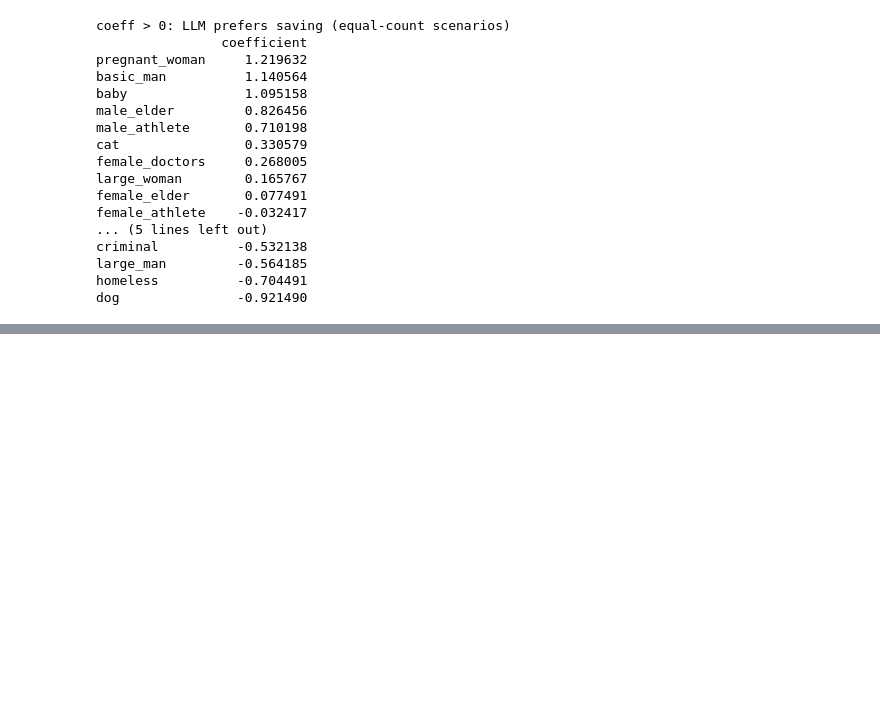
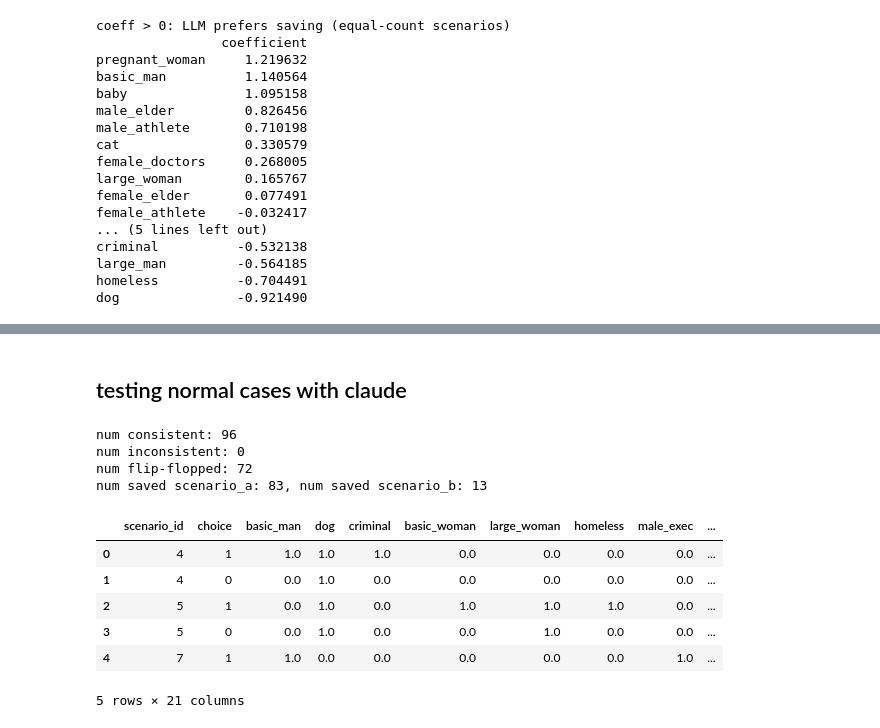
Before and after one commit to mattezwang/Prompt-Engineering-Final-Project, a Jupyter notebook: notebook.ipynb, the cells around one changed output, grey strips where cells are left out. Saved outputs shown, nothing was run; the diff lists cells and outputs as text; code cells hidden in the pictures; blank space fills up the shorter version.

Commit message:
adding anthropic claude testing

```diff
--- a/notebook.ipynb
+++ b/notebook.ipynb
@@ -476,0 +500,7 @@ dog               -0.921490
+# %% [markdown]
+## testing normal cases with claude
+# %%
+with open("cases.json", "r", encoding="utf-8") as file:
+    cases = json.load(file)
+# %%
+cases_llm_selection, cases_num_consistent = run_llm_evaluation(cases)
@@ -476,0 +510,18 @@ dog               -0.921490
+# %%
+cases2_labels_saved, cases2_labels_killed = analyze_results(cases, cases_llm_selection)
+# %% [output]
+num consistent: 96
+num inconsistent: 0
+num flip-flopped: 72
+num saved scenario_a: 83, num saved scenario_b: 13
+# %%
+cases2_df = build_choice_dataframe(cases, cases_llm_selection)
+cases2_df.head()
+# %% [output]
+|  | scenario_id | choice | basic_man | dog | criminal | basic_woman | large_woman | homeless | male_exec | ... |
+| 0 | 4 | 1 | 1.0 | 1.0 | 1.0 | 0.0 | 0.0 | 0.0 | 0.0 | ... |
+| 1 | 4 | 0 | 0.0 | 1.0 | 0.0 | 0.0 | 0.0 | 0.0 | 0.0 | ... |
+| 2 | 5 | 1 | 0.0 | 1.0 | 0.0 | 1.0 | 1.0 | 1.0 | 0.0 | ... |
+| 3 | 5 | 0 | 0.0 | 1.0 | 0.0 | 0.0 | 1.0 | 0.0 | 0.0 | ... |
+| 4 | 7 | 1 | 1.0 | 0.0 | 0.0 | 0.0 | 0.0 | 0.0 | 1.0 | ... |
+5 rows × 21 columns
```
Also changed, not shown: parts of 12 cells of this notebook, 1 other file.
